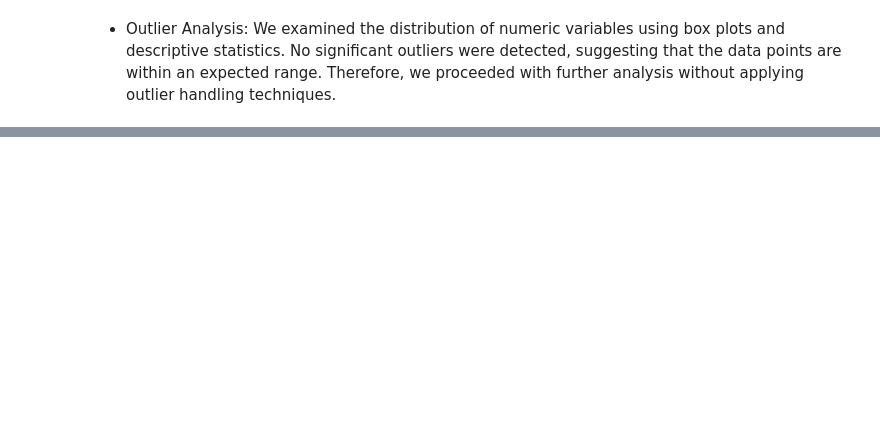
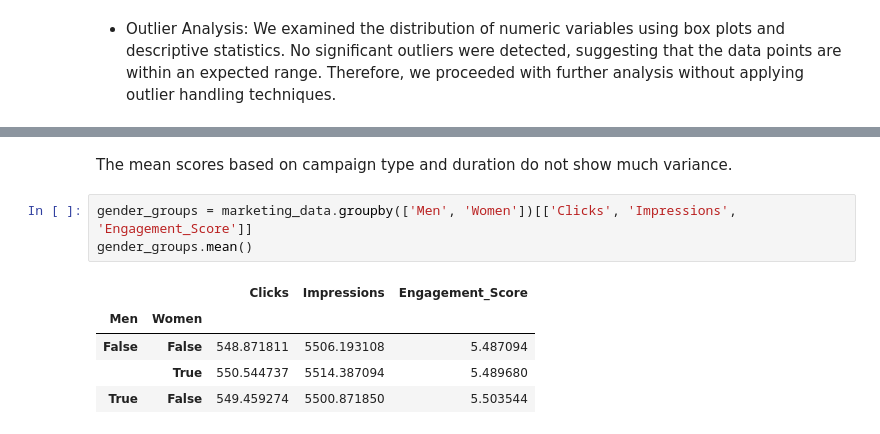
Before and after one commit to IsaganiJulian/Marketing_Campaign_DTSC, a Jupyter notebook: Isagani_Copy_of_MarketingCampaignAnalysis.ipynb, the cells around one changed output, grey strips where cells are left out. Saved outputs shown, nothing was run; the diff lists cells and outputs as text; blank space fills up the shorter version.

```diff
--- a/Isagani_Copy_of_MarketingCampaignAnalysis.ipynb
+++ b/Isagani_Copy_of_MarketingCampaignAnalysis.ipynb
@@ -268,0 +351,11 @@ plt.show()
+# %% [markdown]
+The mean scores based on campaign type and duration do not show much variance.
+# %%
+gender_groups = marketing_data.groupby(['Men', 'Women'])[['Clicks', 'Impressions', 'Engagement_Score']]
+gender_groups.mean()
+# %% [output]
+|  |  | Clicks | Impressions | Engagement_Score |
+| Men | Women |  |  |  |
+| False | False | 548.871811 | 5506.193108 | 5.487094 |
+|  | True | 550.544737 | 5514.387094 | 5.489680 |
+| True | False | 549.459274 | 5500.871850 | 5.503544 |
```
Also changed, not shown: parts of 15 cells of this notebook.
